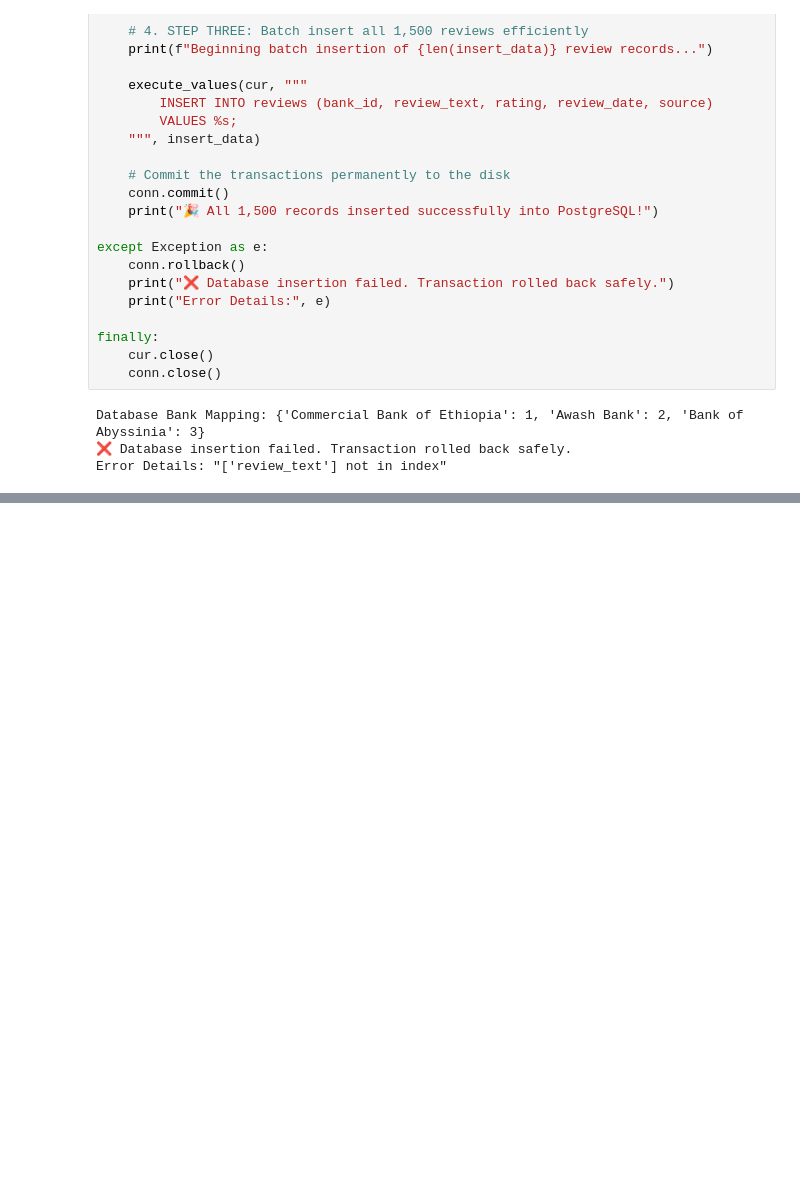
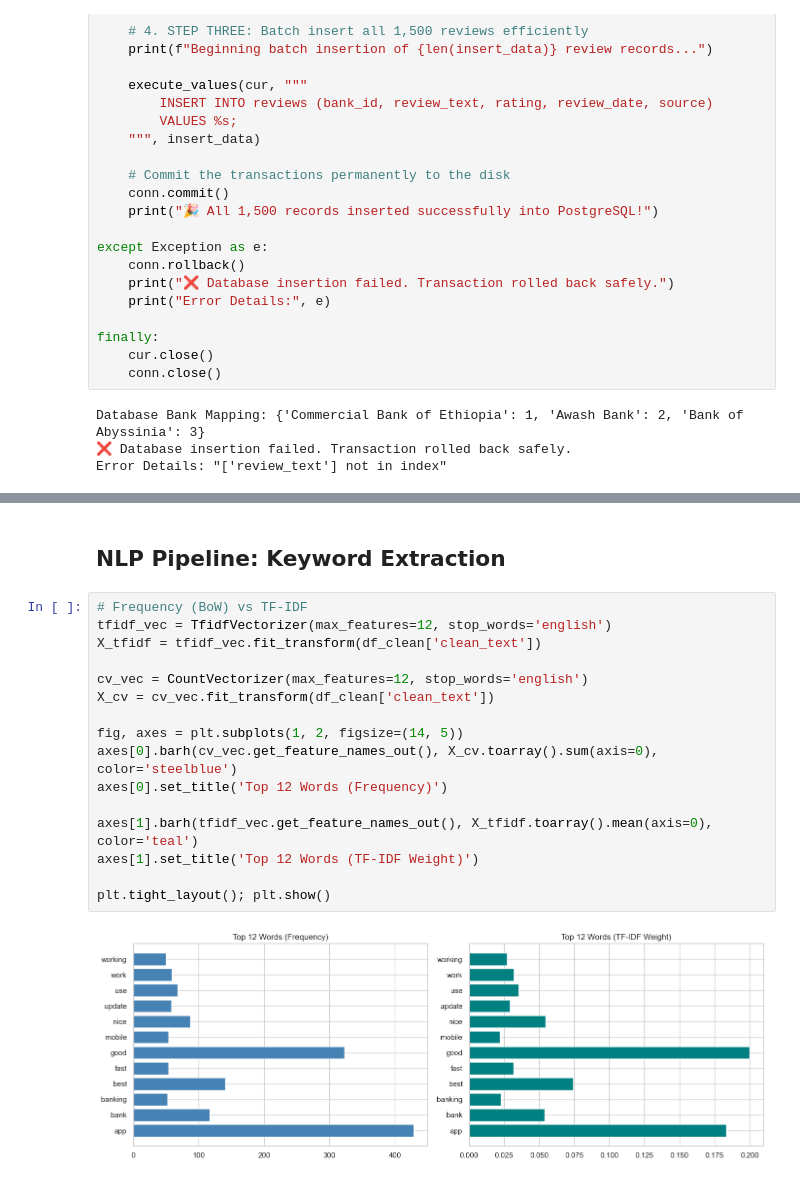
Before and after one commit to Ilham148/fintech_review_analytics, a Jupyter notebook: notebooks/bank_review.ipynb, the cells around one changed output, grey strips where cells are left out. Cells and saved outputs as stored; diff of their text form; blank space fills up the shorter version.

```diff
--- a/notebooks/bank_review.ipynb
+++ b/notebooks/bank_review.ipynb
@@ -360,0 +437,20 @@ Error Details: "['review_text'] not in index"
+# %% [markdown]
+## NLP Pipeline: Keyword Extraction
+# %%
+# Frequency (BoW) vs TF-IDF
+tfidf_vec = TfidfVectorizer(max_features=12, stop_words='english')
+X_tfidf = tfidf_vec.fit_transform(df_clean['clean_text'])
+
+cv_vec = CountVectorizer(max_features=12, stop_words='english')
+X_cv = cv_vec.fit_transform(df_clean['clean_text'])
+
+fig, axes = plt.subplots(1, 2, figsize=(14, 5))
+axes[0].barh(cv_vec.get_feature_names_out(), X_cv.toarray().sum(axis=0), color='steelblue')
+axes[0].set_title('Top 12 Words (Frequency)')
+
+axes[1].barh(tfidf_vec.get_feature_names_out(), X_tfidf.toarray().mean(axis=0), color='teal')
+axes[1].set_title('Top 12 Words (TF-IDF Weight)')
+
+plt.tight_layout(); plt.show()
+# %% [output]
+[figure, added]
```
Also changed, not shown: parts of 20 cells of this notebook.
